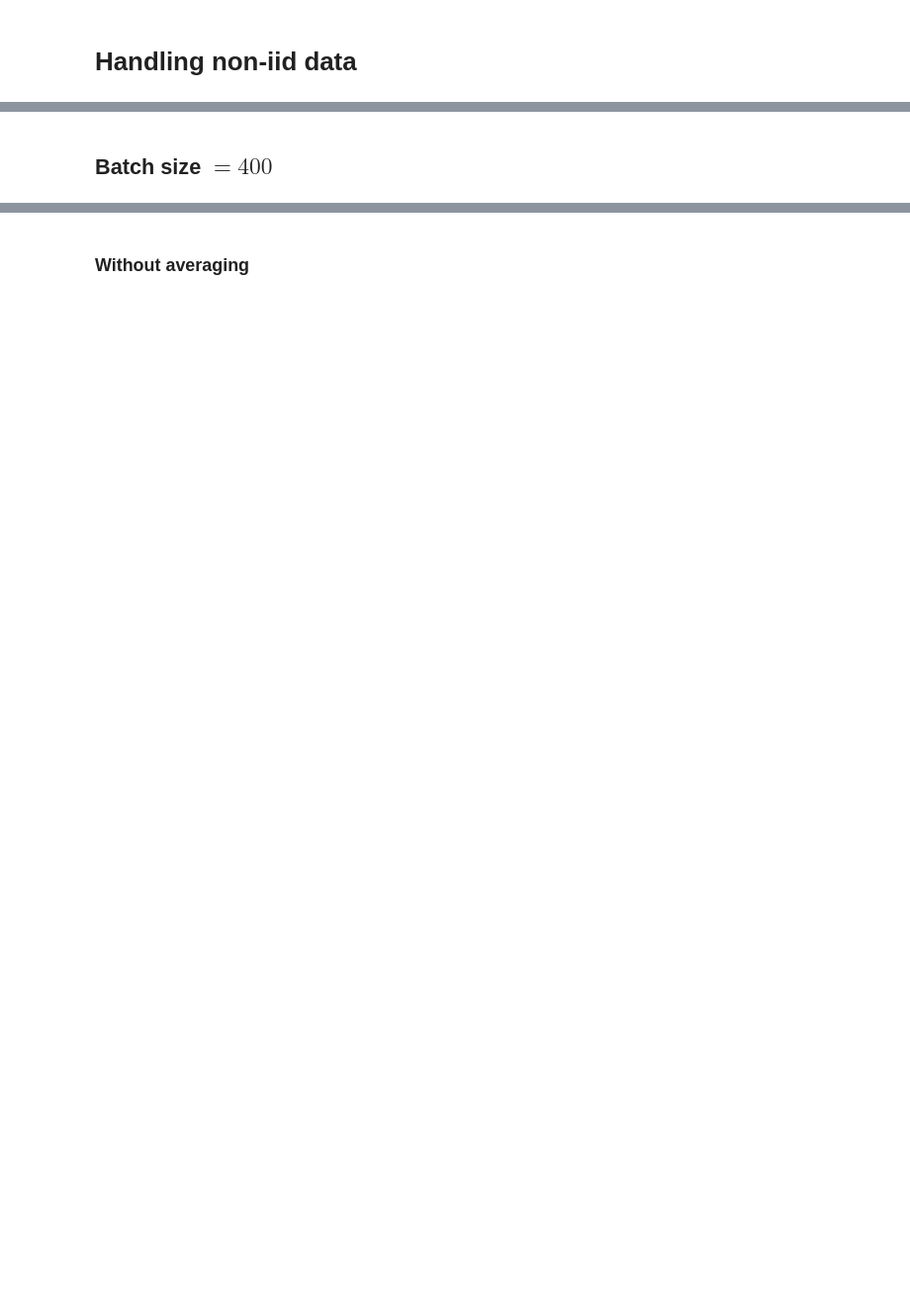
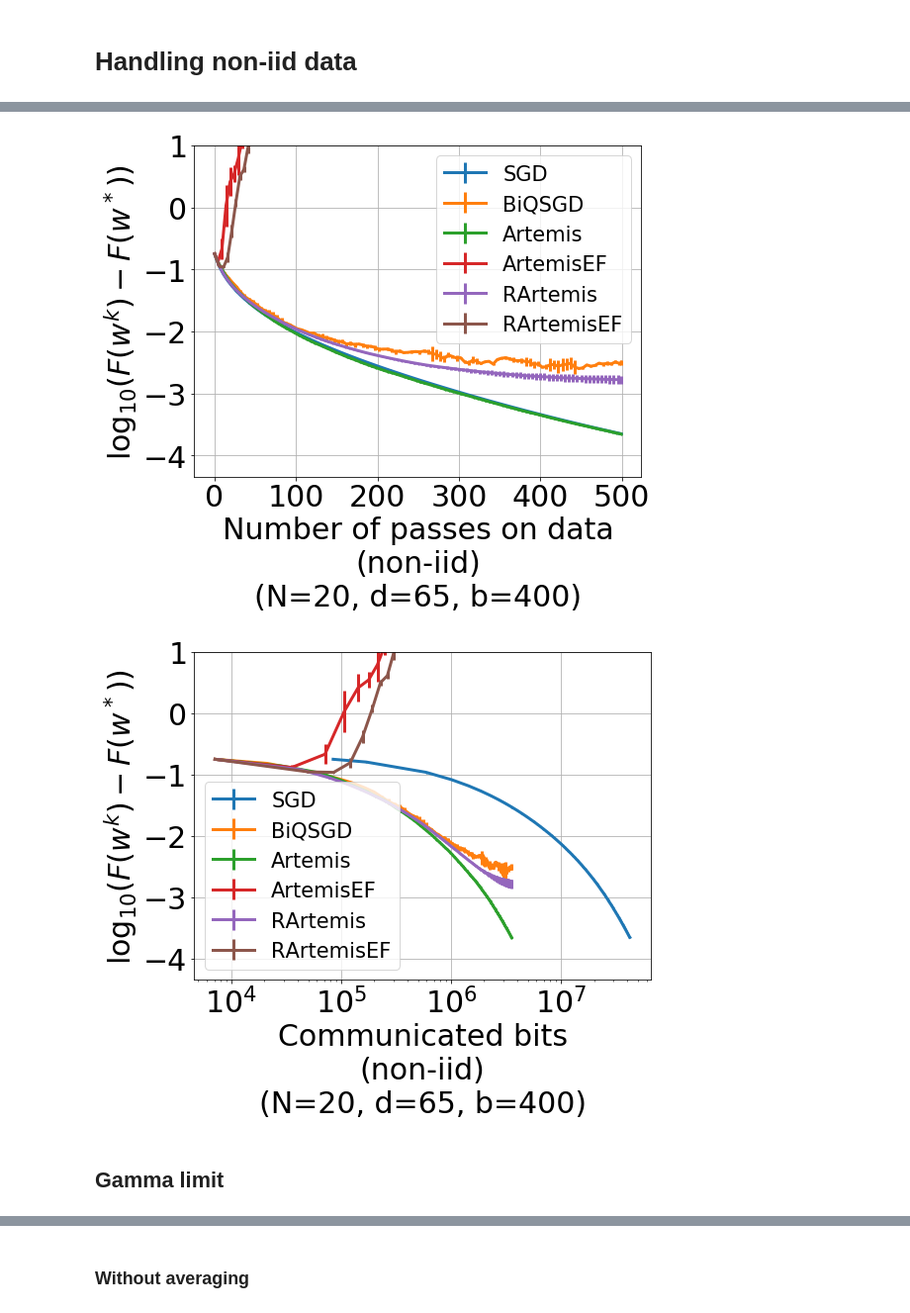
Before and after one commit to philipco/artemis-bidirectional-compression, a Jupyter notebook: notebook/quantum-randomized-artemis.ipynb, the cells around one changed output, grey strips where cells are left out. Shown at 99% size. Drawn from its saved outputs; the diff is of its cells as text; code cells hidden in the pictures; blank space fills up the shorter version.

```diff
--- a/notebook/quantum-randomized-artemis.ipynb
+++ b/notebook/quantum-randomized-artemis.ipynb
@@ -175,0 +122,12 @@ Wall time: 36.6 s
+# %%
+%%time
+batch_size = 400
+all_descent = {}
+for type_params in tqdm(KIND_COMPRESSION_RAND):
+    multiple_sg_descent = multiple_run_descent(type_params, cost_models=cost_models,
+                                               compression_model = SQuantization(2, dim_notebook-1),
+                                               use_averaging=False, stochastic=False, batch_size=batch_size,
+                                               nb_epoch=500, logs_file="{0}.txt".format(filename))
+    all_descent[type_params.name()] = multiple_sg_descent
+res = ResultsOfSeveralDescents(all_descent, len(X))
+pickle_saver(res, "{0}-noniid-descent-{1}".format(filename, batch_size))
@@ -176,3 +137,18 @@ Wall time: 36.6 s
+# %%
+obj = pickle_loader(filename + "-noniid-obj_min")
+res = pickle_loader("{0}-noniid-descent-{1}".format(filename, batch_size))
+
+plot_error_dist(res.get_loss(obj), res.names, res.nb_devices_for_the_run, dim_notebook, batch_size=batch_size,
+               all_error=res.get_std(obj), x_legend="Number of passes on data\n(non-iid)", ylim=True)
+
+plot_error_dist(res.get_loss(obj), res.names, res.nb_devices_for_the_run, dim_notebook,
+                x_points=res.X_number_of_bits,  batch_size=batch_size,
+                x_legend="Communicated bits\n(non-iid)", all_error=res.get_std(obj), ylim=True)
+# %% [output]
+[figure, added]
+[figure, added]
+# %% [markdown]
+## Gamma limit
 # %%
 step_formula = [(lambda it, L, omega, N: 20 / (2*L)),
                 (lambda it, L, omega, N: 5 / L),
@@ -197,8 +173,6 @@ label_step_formula = ["N/2L",
                 "$32L^{-1}$",
                 "$64L^{-1}$",
                 ]
-# %% [markdown]
-## Batch size $= 400$
 # %%
 %%time
 batch_size = 400
```
Also changed, not shown: parts of 23 cells of this notebook, 11 other files.
